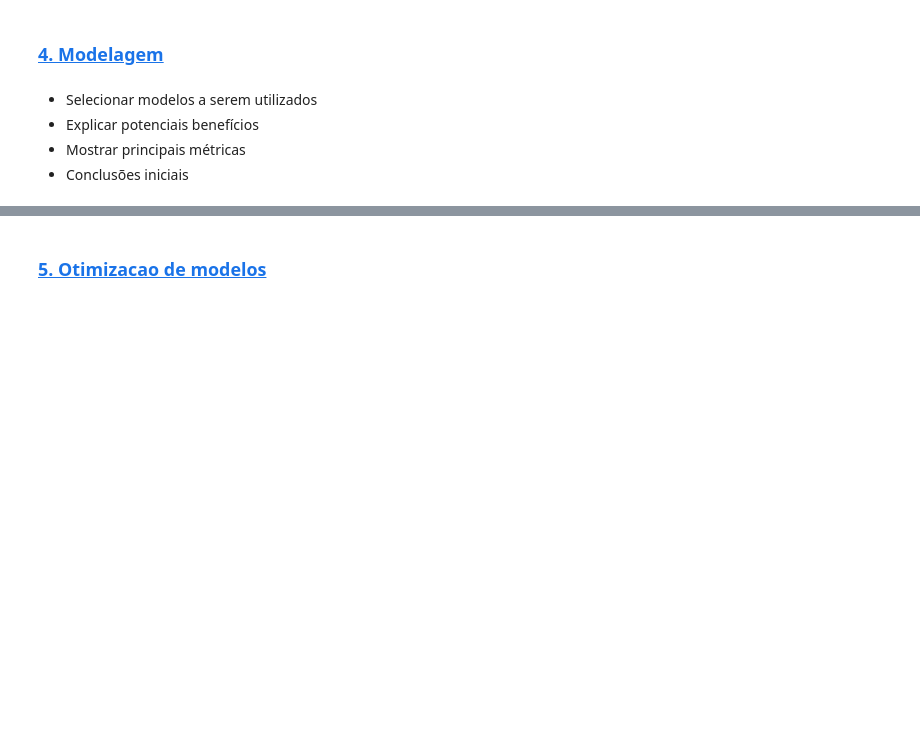
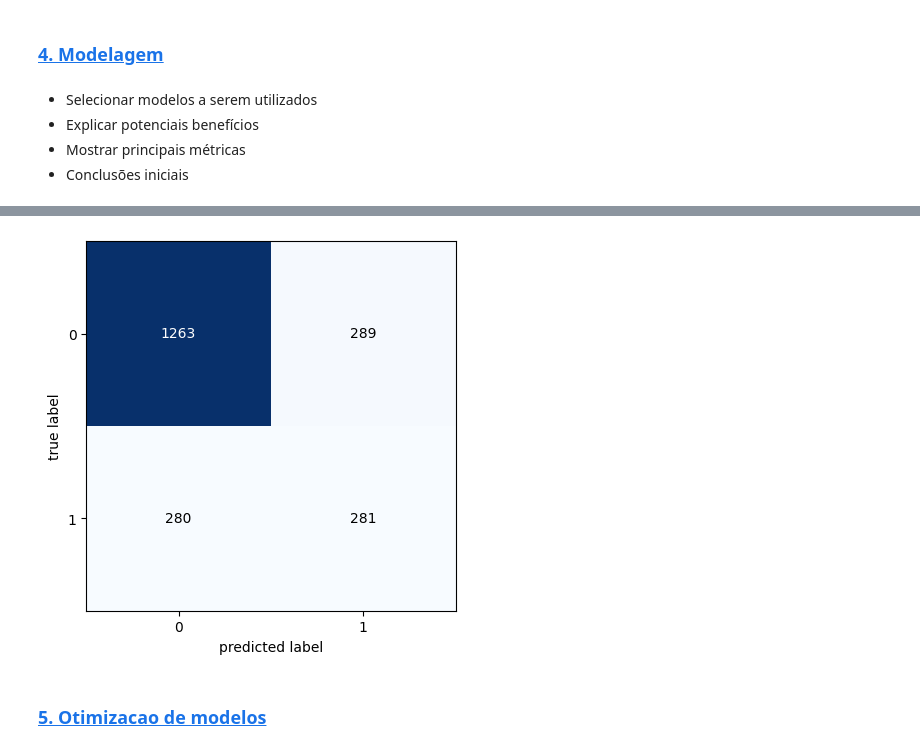
Before and after one commit to Texugo-928/Projeto_ML_Churn, a Jupyter notebook: Projeto_ML_Grupo_4.ipynb, the cells around one changed output, grey strips where cells are left out. Cells and saved outputs as stored; diff of their text form; code cells hidden in the pictures; blank space fills up the shorter version.

```diff
--- a/Projeto_ML_Grupo_4.ipynb
+++ b/Projeto_ML_Grupo_4.ipynb
@@ -442,0 +460,15 @@ sns.pairplot(df_churn, vars=['SeniorCitizen', 'tenure', 'TotalCharges','MonthlyC
+# %%
+# Testando com a padronização a partir dos dados de treino e posteriormente transformando os de teste
+from sklearn.preprocessing import StandardScaler
+
+scaler = StandardScaler()
+X_train_std = scaler.fit_transform(X_train)
+X_test_std = scaler.transform(X_test)
+# %%
+# Primeiro modelo escolhido: Árvore de Decisão. Será testada inicialmente com seus valores default:
+from sklearn.tree import DecisionTreeClassifier
+
+model = DecisionTreeClassifier()
+model.fit(X_train_std, y_train)
+# Valores default:
+model.get_params()
@@ -442,0 +488,8 @@ sns.pairplot(df_churn, vars=['SeniorCitizen', 'tenure', 'TotalCharges','MonthlyC
+# %%
+# Predição a partir da amostra de teste:
+y_pred = model.predict(X_test_std)
+
+# Métricas obtidas:
+from sklearn import metrics
+
+print(metrics.classification_report(y_test, y_pred))
@@ -443,3 +505,16 @@ sns.pairplot(df_churn, vars=['SeniorCitizen', 'tenure', 'TotalCharges','MonthlyC
+# %%
+# Matriz de confusão
+from mlxtend.plotting import plot_confusion_matrix
+from sklearn.metrics import confusion_matrix
+
+def plot_cm(y_test, y_pred):
+  cm = confusion_matrix(y_test, y_pred)
+  plot_confusion_matrix(conf_mat=cm)
+  plt.show()
+
+plot_cm(y_test, y_pred)
+# %% [output]
+[figure, added]
 # %% [markdown]
 ### **[5. Otimizacao de modelos](#5.-Otimizacao-de-modelos)**
 # %% [markdown]
```
Also changed, not shown: parts of 10 cells of this notebook.
